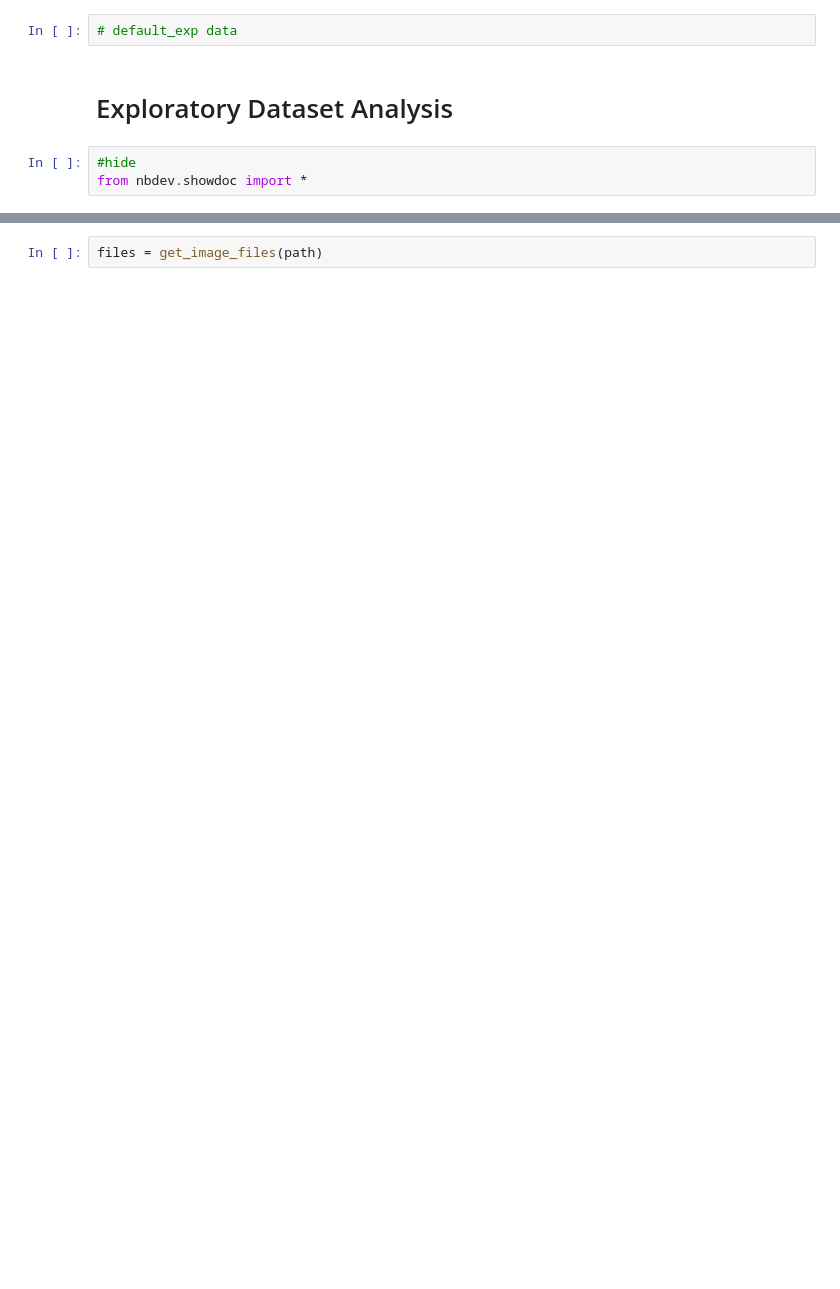
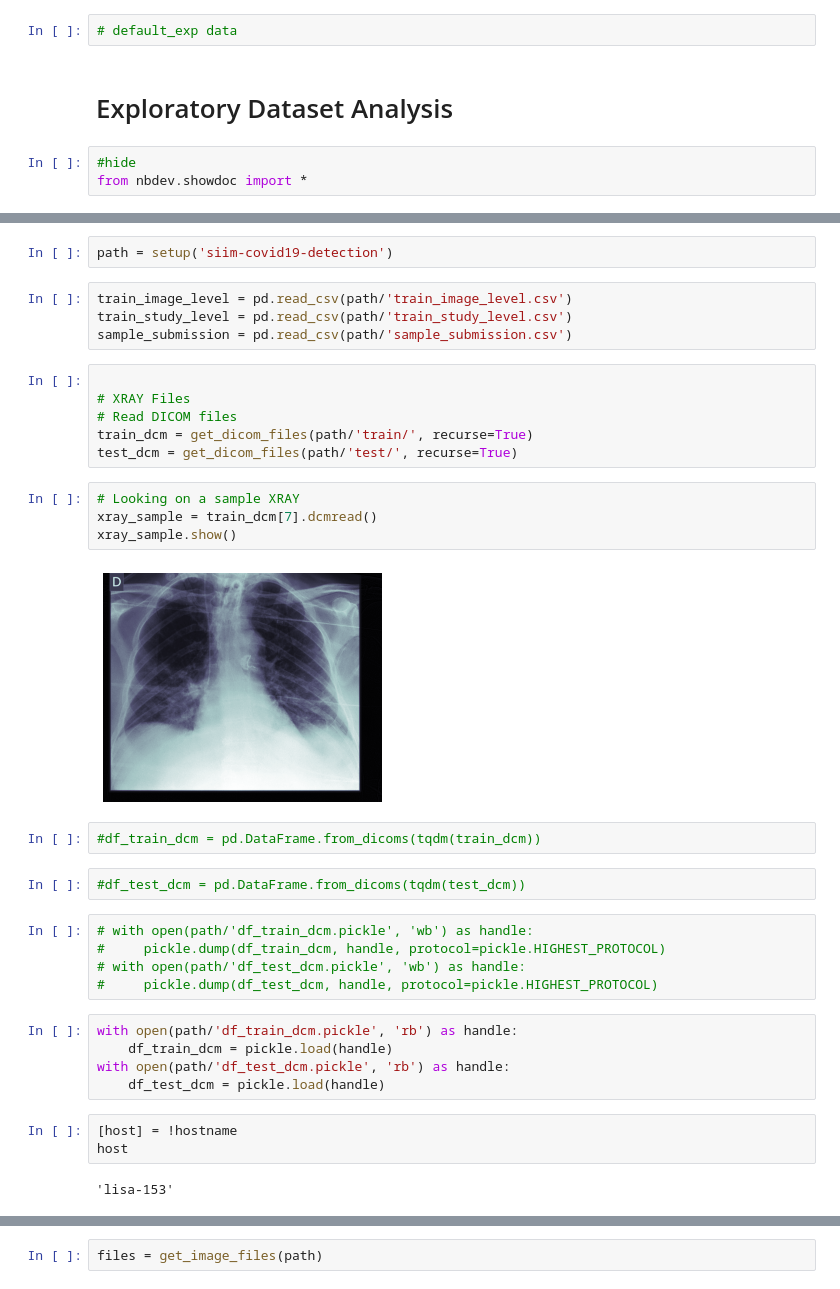
Before and after one commit to fredguth/nbdev_wandb_kaggle, a Jupyter notebook: nbs/01_eda.ipynb, the cells around one changed output, grey strips where cells are left out. Saved outputs shown, nothing was run; the diff lists cells and outputs as text; blank space fills up the shorter version.

Commit message:
created dicom dfs

```diff
--- a/nbs/01_eda.ipynb
+++ b/nbs/01_eda.ipynb
@@ -27,0 +30,37 @@ True
+# %%
+path = setup('siim-covid19-detection')
+# %%
+train_image_level = pd.read_csv(path/'train_image_level.csv')
+train_study_level = pd.read_csv(path/'train_study_level.csv')
+sample_submission = pd.read_csv(path/'sample_submission.csv')
+# %%
+
+# XRAY Files
+# Read DICOM files
+train_dcm = get_dicom_files(path/'train/', recurse=True)
+test_dcm = get_dicom_files(path/'test/', recurse=True)
+# %%
+# Looking on a sample XRAY
+xray_sample = train_dcm[7].dcmread()
+xray_sample.show()
+# %% [output]
+[figure, added]
+# %%
+#df_train_dcm = pd.DataFrame.from_dicoms(tqdm(train_dcm))
+# %%
+#df_test_dcm = pd.DataFrame.from_dicoms(tqdm(test_dcm))
+# %%
+# with open(path/'df_train_dcm.pickle', 'wb') as handle:
+#     pickle.dump(df_train_dcm, handle, protocol=pickle.HIGHEST_PROTOCOL)
+# with open(path/'df_test_dcm.pickle', 'wb') as handle:
+#     pickle.dump(df_test_dcm, handle, protocol=pickle.HIGHEST_PROTOCOL)
+# %%
+with open(path/'df_train_dcm.pickle', 'rb') as handle:
+    df_train_dcm = pickle.load(handle)
+with open(path/'df_test_dcm.pickle', 'rb') as handle:
+    df_test_dcm = pickle.load(handle)
+# %%
+[host] = !hostname
+host
+# %% [output]
+'lisa-153'
```
Also changed, not shown: parts of 18 cells of this notebook, 21 other files.
